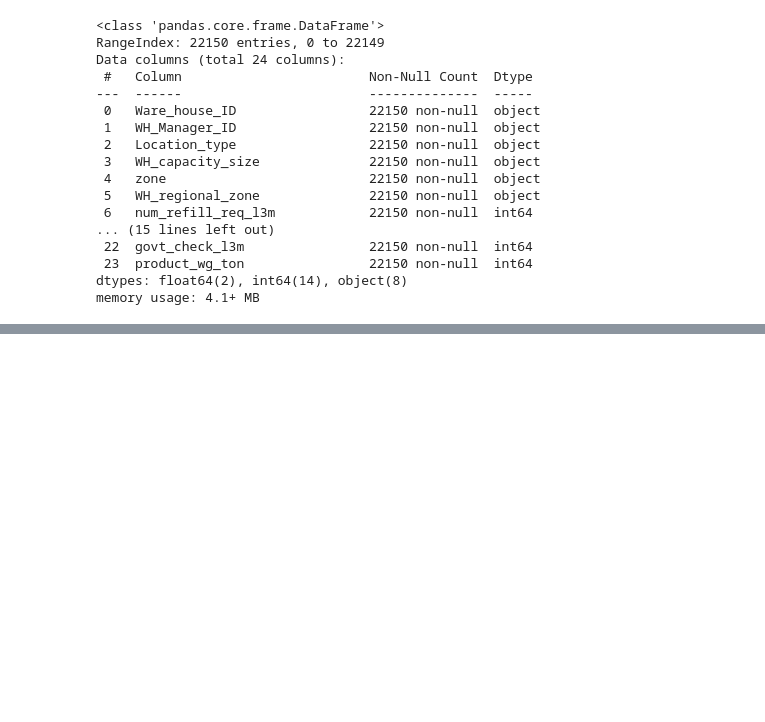
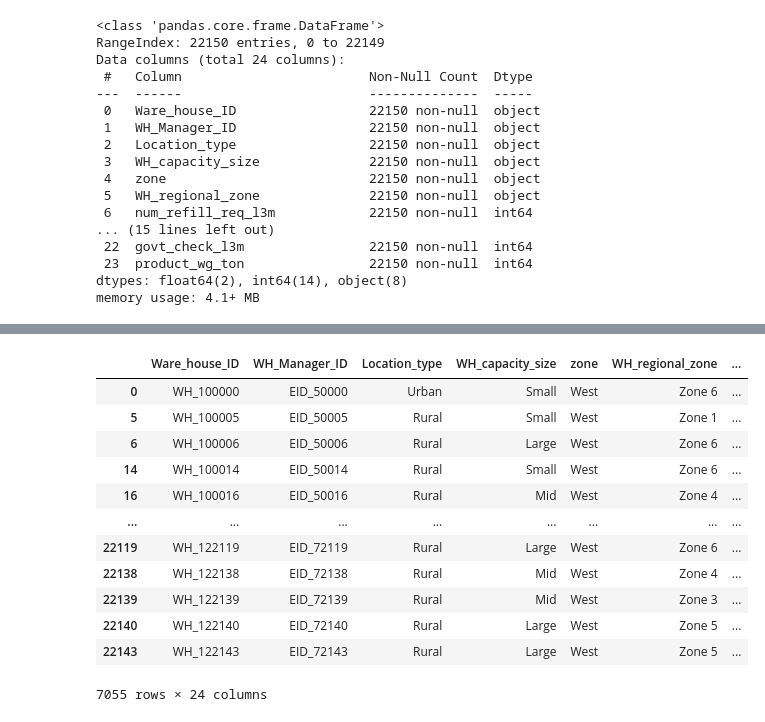
Before and after one commit to vikasmishra0921/SupplyChain, a Jupyter notebook: model.ipynb, the cells around one changed output, grey strips where cells are left out. Saved outputs shown, nothing was run; the diff lists cells and outputs as text; code cells hidden in the pictures; blank space fills up the shorter version.

```diff
--- a/model.ipynb
+++ b/model.ipynb
@@ -79,0 +194,18 @@ df['approved_wh_govt_certificate'].fillna(df['approved_wh_govt_certificate'].mod
+# %%
+#evaluate the data for west zone
+westzone= df[df['zone'] == 'West']
+westzone
+# %% [output]
+|  | Ware_house_ID | WH_Manager_ID | Location_type | WH_capacity_size | zone | WH_regional_zone | ... |
+| 0 | WH_100000 | EID_50000 | Urban | Small | West | Zone 6 | ... |
+| 5 | WH_100005 | EID_50005 | Rural | Small | West | Zone 1 | ... |
+| 6 | WH_100006 | EID_50006 | Rural | Large | West | Zone 6 | ... |
+| 14 | WH_100014 | EID_50014 | Rural | Small | West | Zone 6 | ... |
+| 16 | WH_100016 | EID_50016 | Rural | Mid | West | Zone 4 | ... |
+| ... | ... | ... | ... | ... | ... | ... | ... |
+| 22119 | WH_122119 | EID_72119 | Rural | Large | West | Zone 6 | ... |
+| 22138 | WH_122138 | EID_72138 | Rural | Mid | West | Zone 4 | ... |
+| 22139 | WH_122139 | EID_72139 | Rural | Mid | West | Zone 3 | ... |
+| 22140 | WH_122140 | EID_72140 | Rural | Large | West | Zone 5 | ... |
+| 22143 | WH_122143 | EID_72143 | Rural | Large | West | Zone 5 | ... |
+7055 rows × 24 columns
```
Also changed, not shown: parts of 29 cells of this notebook.
